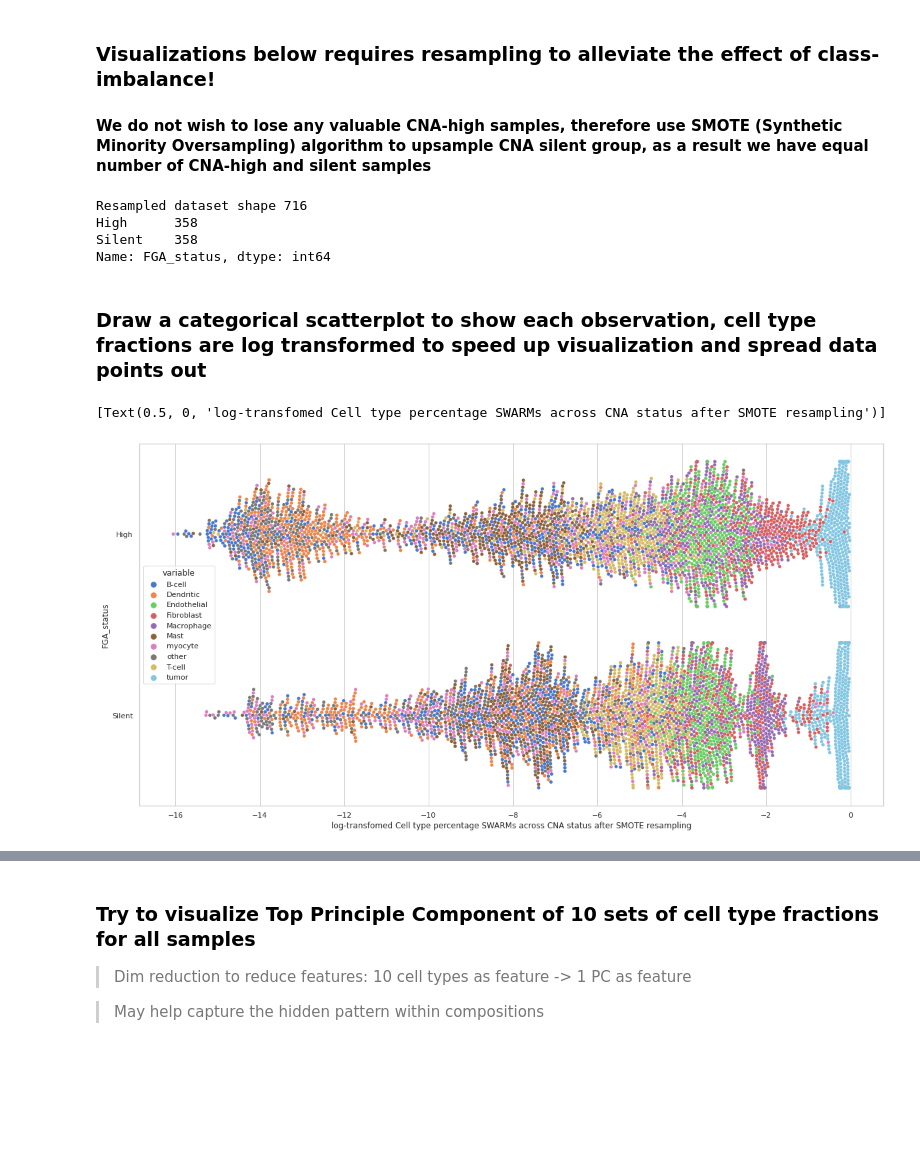
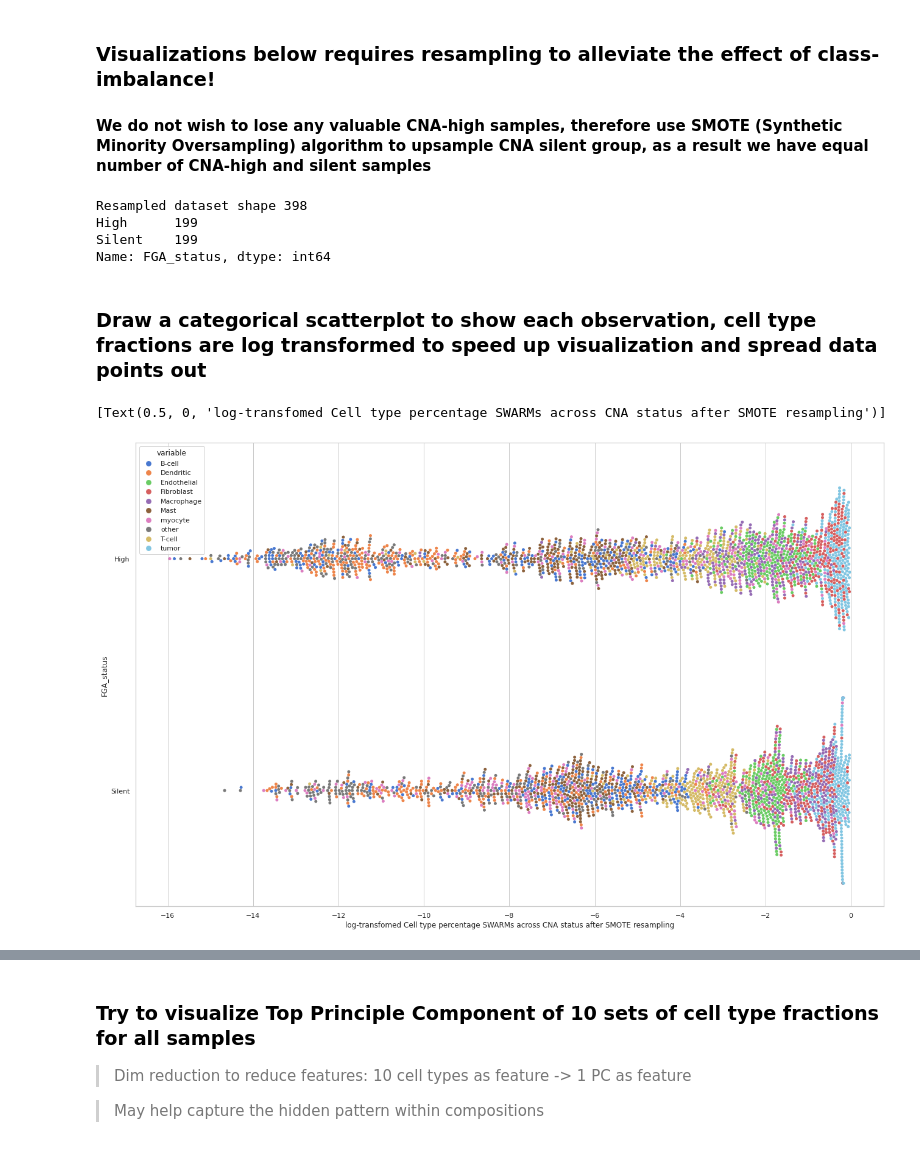
Before and after one commit to ElderMedic/HNSCCdeCon, a Jupyter notebook: Pipeline_downstream_analysis-Show.ipynb, the cells around one changed output, grey strips where cells are left out. Saved outputs shown, nothing was run; the diff lists cells and outputs as text; code cells hidden in the pictures; blank space fills up the shorter version.

```diff
--- a/Pipeline_downstream_analysis-Show.ipynb
+++ b/Pipeline_downstream_analysis-Show.ipynb
@@ -123,4 +133,8 @@ Number of CNA-high and CNA-silent samples that are also HPV-
 High      358
 Silent     58
 Name: FGA_status, dtype: int64
+# %%
+# comparison of CNA-silent vs –high of only oral cavity tumors.
+# This is a ‘’cleaner’’ comparison since anatomical site wouldn’t influence the results now, only looking at difference between silent and nonsilent in oral cavity.
+df_merged_HPVneg_fga_site_relative_OC = df_merged_HPVneg_fga_site_relative[df_merged_HPVneg_fga_site_relative['primary_site']=='Oral Cavity']
 # %%
@@ -149,23 +178,23 @@ Text(0, 0.5, 'Cell type fractions')
 #### We do not wish to lose any valuable CNA-high samples, therefore use SMOTE (Synthetic Minority Oversampling) algorithm to upsample CNA silent group, as a result we have equal number of CNA-high and silent samples
 # %%
 sm = imblearn.over_sampling.SMOTE()
-list_col = df_merged_HPVneg.columns[:10].tolist()
+list_col = df_merged_HPVneg_fga_site_relative_OC.columns[:10].tolist()
 list_col.append('fga')
 
-X_train, y_train = sm.fit_resample(df_merged_HPVneg.loc[:,list_col].to_numpy(),df_merged_HPVneg['FGA_status'])
+X_train, y_train = sm.fit_resample(df_merged_HPVneg_fga_site_relative_OC.loc[:,list_col].to_numpy(),df_merged_HPVneg_fga_site_relative_OC['FGA_status'])
 print('Resampled dataset shape %s' % len(y_train))
 print(y_train.value_counts())
 # %% [output]
-Resampled dataset shape 716
-High      358
-Silent    358
+Resampled dataset shape 398
+High      199
+Silent    199
 Name: FGA_status, dtype: int64
 # %%
 df_afterSMOTE = pd.DataFrame(X_train,columns=list_col)
 df_afterSMOTE['FGA_status'] = y_train
 # df_afterSMOTE
 # %%
-df_afterSMOTE_melt = pd.melt(df_afterSMOTE,id_vars='FGA_status',value_vars=df_merged_HPVneg.columns[:10].tolist())
+df_afterSMOTE_melt = pd.melt(df_afterSMOTE,id_vars='FGA_status',value_vars=df_merged_HPVneg_fga_site_relative_OC.columns[:10].tolist())
 # df_afterSMOTE_melt
 # %%
 df_afterSMOTE_melt_log = df_afterSMOTE_melt.copy()
@@ -174,10 +203,10 @@ df_afterSMOTE_melt_log['value'] = df_afterSMOTE_melt_log['value'].apply(np.log)
 ### Draw a categorical scatterplot to show each observation, cell type fractions are log transformed to speed up visualization and spread data points out
 # %%
 # Draw a categorical scatterplot to show each observation
-plt.subplots(figsize=(20,10))
+plt.subplots(figsize=(22,14))
 sns.set_theme(style="whitegrid", palette="muted")
 ax = sns.swarmplot(data=df_afterSMOTE_melt_log, x="value", y="FGA_status", hue="variable")
 ax.set(xlabel="log-transfomed Cell type percentage SWARMs across CNA status after SMOTE resampling")
 # %% [output]
 [Text(0.5, 0, 'log-transfomed Cell type percentage SWARMs across CNA status after SMOTE resampling')]
-[figure, old version]
+[figure, new version]
```
Also changed, not shown: parts of 48 cells of this notebook.
